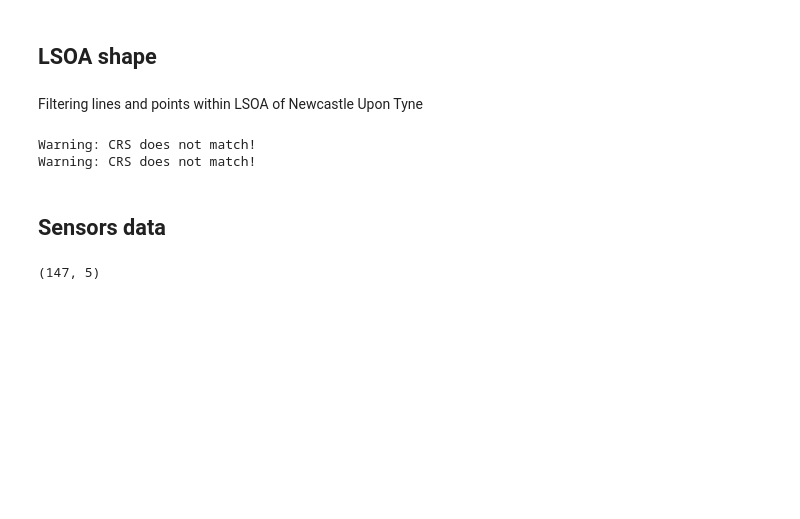
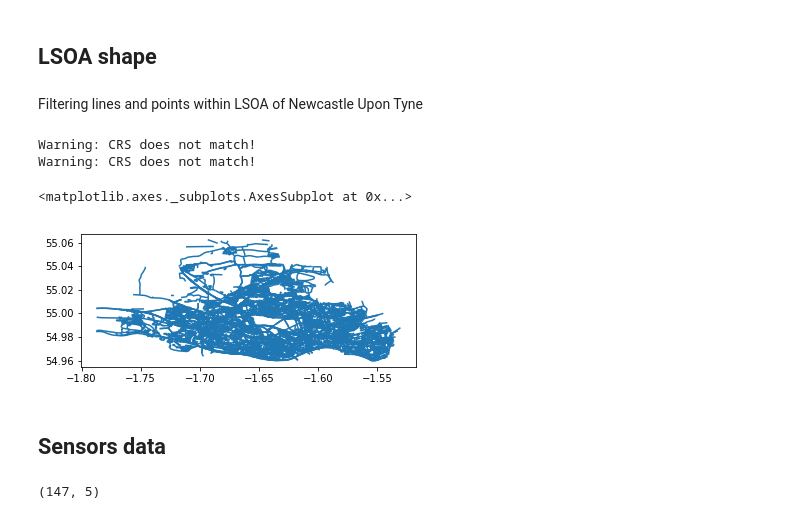
Before and after one commit to adaj/sensingbee, a Jupyter notebook: eda/streets_sensors_features.ipynb, the cells around one changed output. Cells and saved outputs as stored; diff of their text form; code cells hidden in the pictures; blank space fills up the shorter version.

```diff
--- a/eda/streets_sensors_features.ipynb
+++ b/eda/streets_sensors_features.ipynb
@@ -49,6 +52,11 @@ points = gpd.sjoin(points, lsoa, how='inner' ,op='intersects')[points.columns]
 # %% [output]
 Warning: CRS does not match!
 Warning: CRS does not match!
+# %%
+lines.plot()
+# %% [output]
+<matplotlib.axes._subplots.AxesSubplot at 0x...>
+[figure, added]
 # %% [markdown]
 ## Sensors data
 # %%
```
Also changed, not shown: parts of 8 cells of this notebook, 2 other files.
